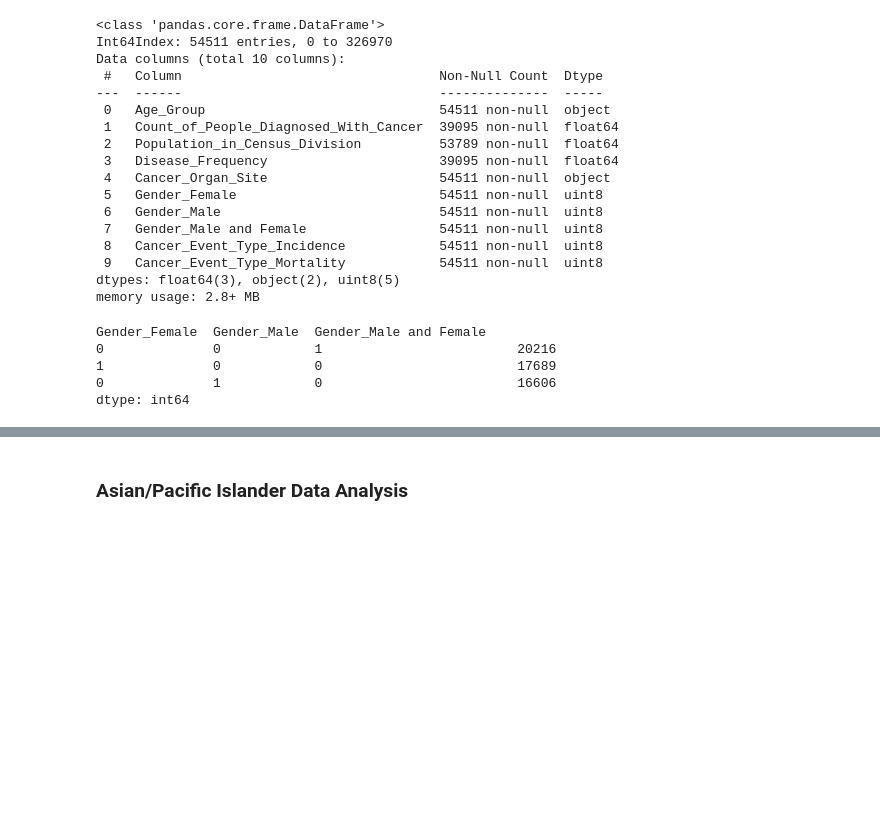
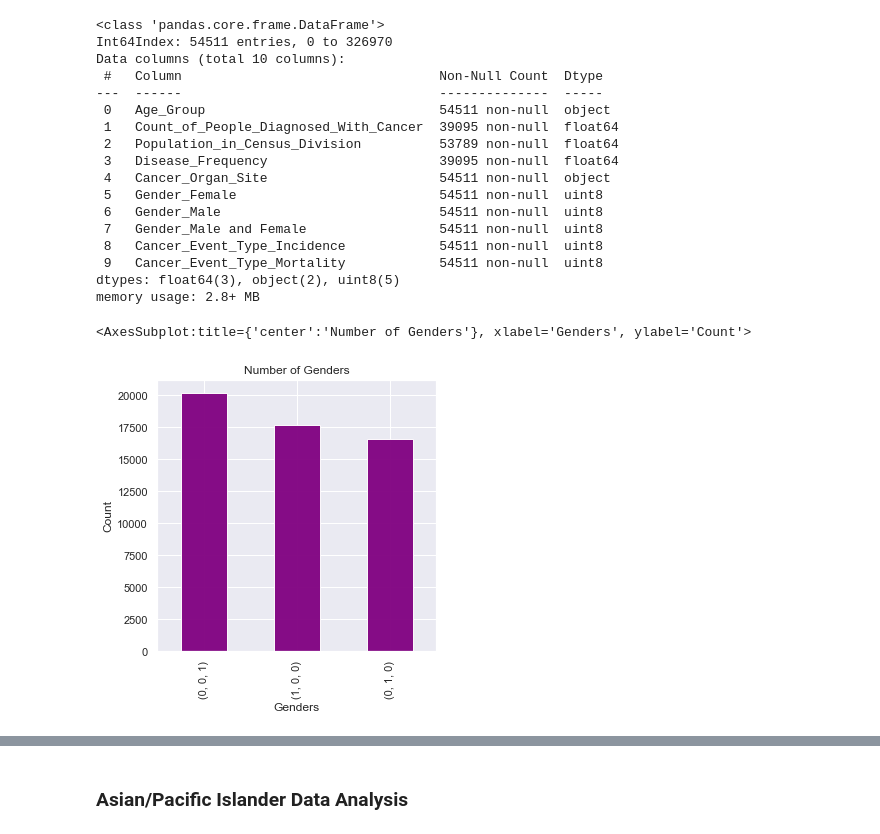
Before and after one commit to GSantic/Projects, a Jupyter notebook: cancer_dataset.ipynb, the cells around one changed output, grey strips where cells are left out. Saved outputs shown, nothing was run; the diff lists cells and outputs as text; code cells hidden in the pictures; blank space fills up the shorter version.

```diff
--- a/cancer_dataset.ipynb
+++ b/cancer_dataset.ipynb
@@ -140,12 +140,16 @@ memory usage: 2.8+ MB
 # %%
 # There are 17689 Female counts, 16606 Male counts and 20216 Male and Female counts
 gender_counts=all_races[['Gender_Female',	'Gender_Male', 'Gender_Male and Female']].value_counts()
-gender_counts
+gender_counts.plot(kind='bar',
+            color='purple',
+            title='Number of Genders',
+            xlabel='Genders',
+            ylabel='Count',
+            alpha=0.95,
+            figsize=(5,5)
+            )
 # %% [output]
-Gender_Female  Gender_Male  Gender_Male and Female
-0              0            1                         20216
-1              0            0                         17689
-0              1            0                         16606
-dtype: int64
+<AxesSubplot:title={'center':'Number of Genders'}, xlabel='Genders', ylabel='Count'>
+[figure, added]
 # %%
 # Suppose I want to find out the relationship of cancer organ sites to the gender
```
Also changed, not shown: parts of 9 cells of this notebook.
